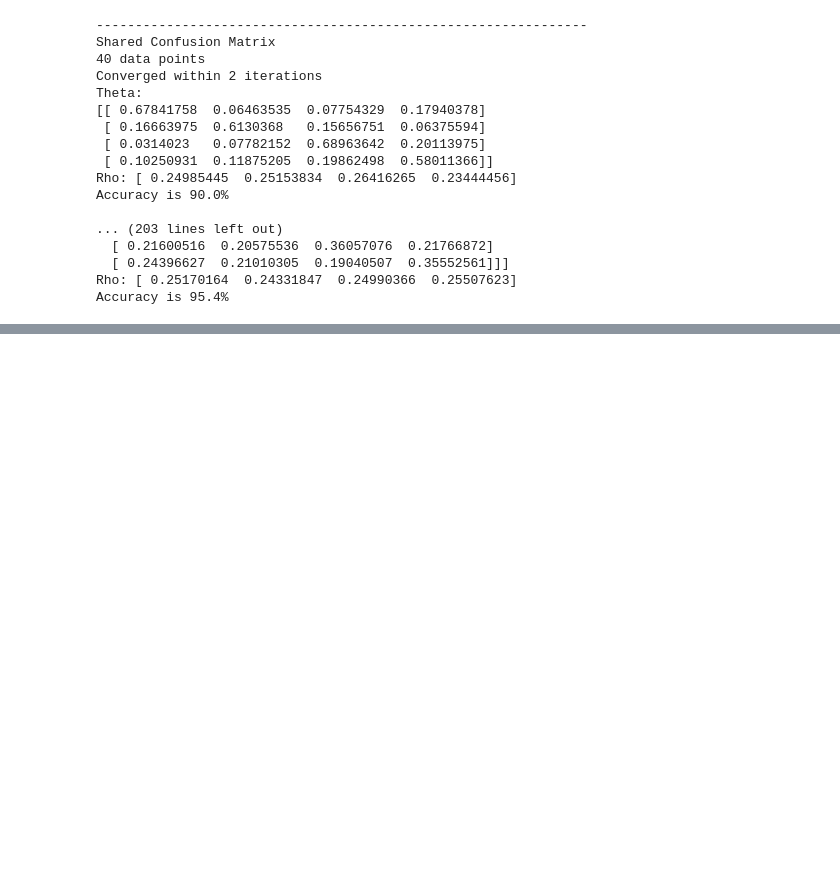
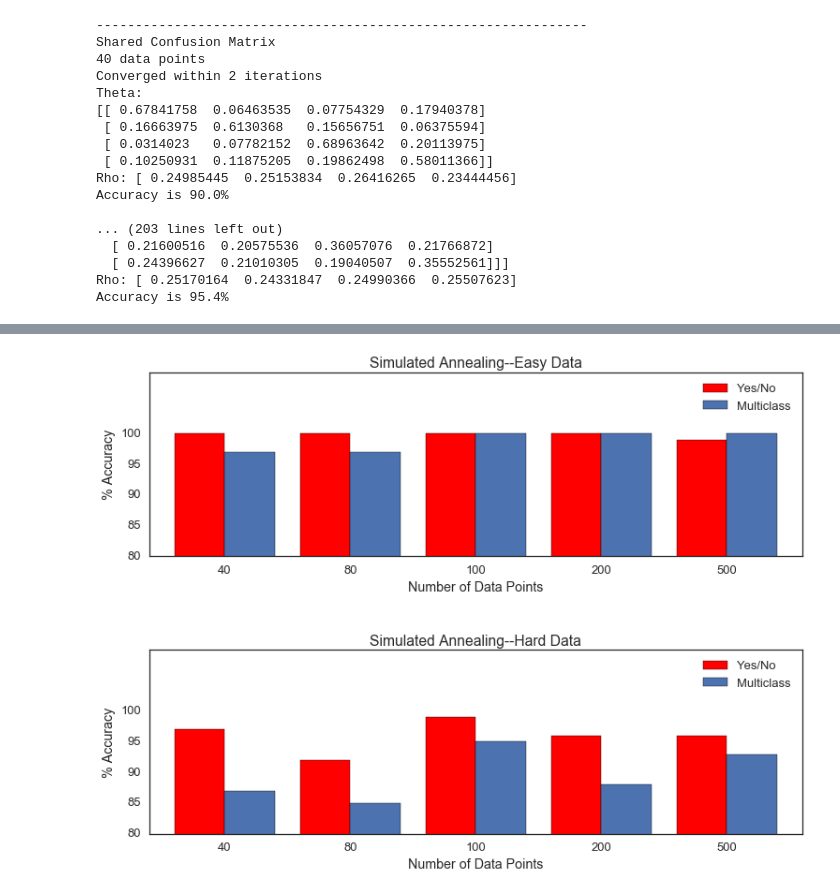
Before and after one commit to abhishekmalali/questioning-strategy-classification, a Jupyter notebook: notebooks/Dawid_Skene.ipynb, the cells around one changed output, grey strips where cells are left out. Drawn from its saved outputs; the diff is of its cells as text; code cells hidden in the pictures; blank space fills up the shorter version.

```diff
--- a/notebooks/Dawid_Skene.ipynb
+++ b/notebooks/Dawid_Skene.ipynb
@@ -279,0 +378,27 @@ plt.ylim(0,105)
+# %%
+plt.subplot(2,1,1)
+plt.tight_layout(0.5,5,0.5)
+plt.bar(range(5),[100,100,100,100,99],0.4,color='red', label="Yes/No")
+plt.bar(np.arange(0,5,1)+0.4, [97,97,100,100,100],0.4, label="Multiclass")
+plt.xlim(-0.2,5)
+plt.ylim(80,110)
+plt.ylabel("% Accuracy")
+plt.yticks(np.arange(80,101,5))
+plt.xticks(np.arange(0,5,1)+0.4, [40,80,100,200,500])
+plt.xlabel("Number of Data Points")
+plt.legend(loc='best')
+plt.title("Simulated Annealing--Easy Data")
+
+plt.subplot(2,1,2)
+plt.bar(range(5),[97,92,99,96,96],0.4,color='red', label="Yes/No")
+plt.bar(np.arange(0,5,1)+0.4, [87, 85, 95, 88, 93],0.4, label= "Multiclass")
+plt.xlim(-0.2,5)
+plt.ylim(80,110)
+plt.ylabel("% Accuracy")
+plt.yticks(np.arange(80,101,5))
+plt.xticks(np.arange(0,5,1)+0.4, [40,80,100,200,500])
+plt.xlabel("Number of Data Points")
+plt.legend(loc='best')
+plt.title("Simulated Annealing--Hard Data");
+# %% [output]
+[figure, added]
```
Also changed, not shown: parts of 17 cells of this notebook, 2 other files.
